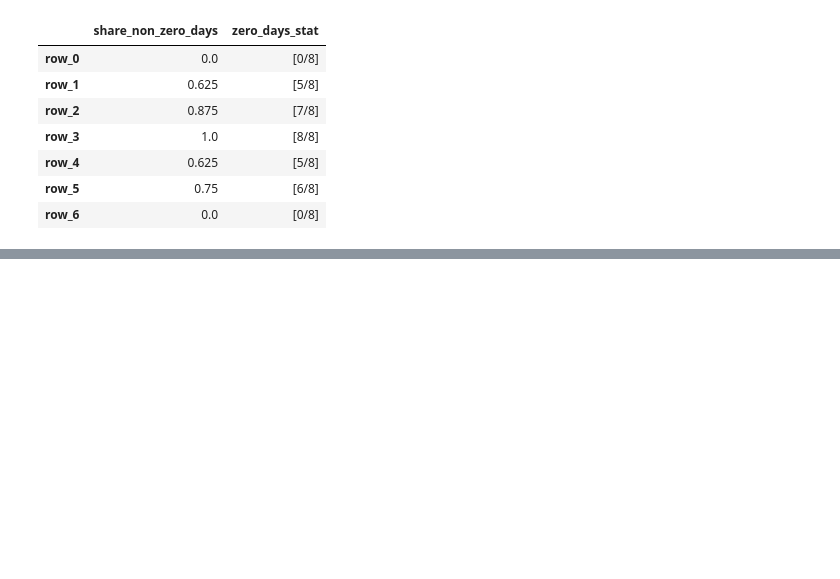
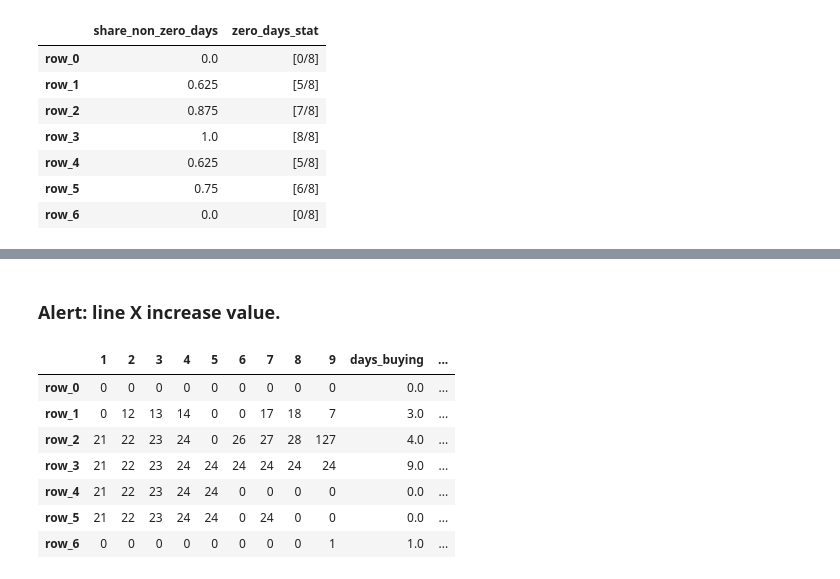
Before and after one commit to antisingle/s-alerts, a Jupyter notebook: alerts.ipynb, the cells around one changed output, grey strips where cells are left out. Saved outputs shown, nothing was run; the diff lists cells and outputs as text; code cells hidden in the pictures; blank space fills up the shorter version.

```diff
--- a/alerts.ipynb
+++ b/alerts.ipynb
@@ -303,0 +425,13 @@ Job done!
+# %% [markdown]
+### Alert: line X increase value.
+# %%
+tt
+# %% [output]
+|  | 1 | 2 | 3 | 4 | 5 | 6 | 7 | 8 | 9 | days_buying | ... |
+| row_0 | 0 | 0 | 0 | 0 | 0 | 0 | 0 | 0 | 0 | 0.0 | ... |
+| row_1 | 0 | 12 | 13 | 14 | 0 | 0 | 17 | 18 | 7 | 3.0 | ... |
+| row_2 | 21 | 22 | 23 | 24 | 0 | 26 | 27 | 28 | 127 | 4.0 | ... |
+| row_3 | 21 | 22 | 23 | 24 | 24 | 24 | 24 | 24 | 24 | 9.0 | ... |
+| row_4 | 21 | 22 | 23 | 24 | 24 | 0 | 0 | 0 | 0 | 0.0 | ... |
+| row_5 | 21 | 22 | 23 | 24 | 24 | 0 | 24 | 0 | 0 | 0.0 | ... |
+| row_6 | 0 | 0 | 0 | 0 | 0 | 0 | 0 | 0 | 1 | 1.0 | ... |
```
Also changed, not shown: parts of 37 cells of this notebook, 2 other files.
